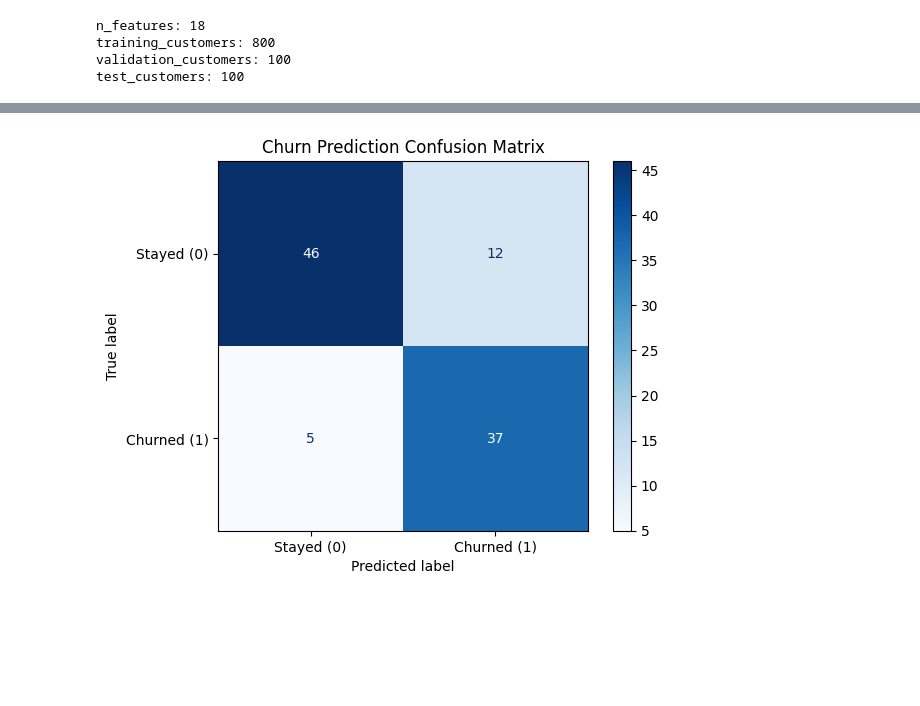
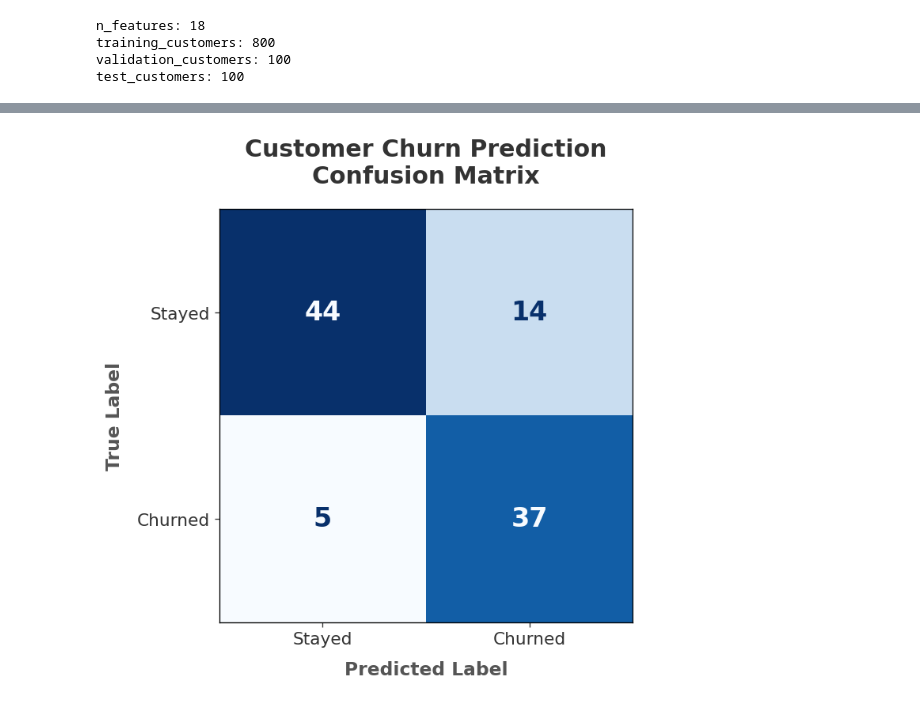
Before and after one commit to nageljo/CharterInterview, a Jupyter notebook: Code/analysis.ipynb, the cells around one changed output, grey strips where cells are left out. Saved outputs shown, nothing was run; the diff lists cells and outputs as text; code cells hidden in the pictures; blank space fills up the shorter version.

Commit message:
refined confusion matrix and final edits

```diff
--- a/Code/analysis.ipynb
+++ b/Code/analysis.ipynb
@@ -178,3 +173,9 @@ n_features: 18
 training_customers: 800
 validation_customers: 100
 test_customers: 100
+# %%
+# calculate scale_pos_weight to handle class imbalance
+n_churned = (y_train == 1).sum().item()
+n_stayed = (y_train == 0).sum().item()
+scale_pos_weight = n_stayed / n_churned
+scale_pos_weight
@@ -217,9 +226,10 @@ Fitting 3 folds for each of 100 candidates, totalling 300 fits
 # %%
+# fit final model with best hyperparameters and early stopping
 final_model = xgb.XGBClassifier(
     n_estimators=2000,
     eval_metric="aucpr",
     early_stopping_rounds=100,
-    scale_pos_weight=4,
+    scale_pos_weight=scale_pos_weight,
     random_state=SEED,
     **best_params
 )
@@ -291,0 +282,10 @@ weighted avg       0.84      0.83      0.83       100
+# %%
+# predict on test set and calculate PR-AUC
+y_pred_proba_test = final_model.predict_proba(X_test)[:, 1]
+pr_auc_score = average_precision_score(y_test, y_pred_proba_test)
+print(f"PR-AUC Score: {pr_auc_score:.4f}")
+
+# apply threshold to get hard predictions
+y_pred_test = (y_pred_proba_test >= optimal_threshold).astype(int)
+print("--- Classification Report ---")
+print(classification_report(y_test, y_pred_test))
@@ -292,16 +303,38 @@ weighted avg       0.84      0.83      0.83       100
 # %%
-# Generate the raw matrix
-cm = confusion_matrix(y_test, y_pred_custom)
+# Generate the confusion matrix
+cm = confusion_matrix(y_test, y_pred_test)
 
-# Plot it with labels
+# 1. Create a figure with a professional size and higher resolution (dpi)
+fig, ax = plt.subplots(figsize=(8, 6), dpi=120)
+
 disp = ConfusionMatrixDisplay(
     confusion_matrix=cm,
-    display_labels=['Stayed (0)', 'Churned (1)']
+    display_labels=['Stayed', 'Churned']
 )
 
-# Use a clean colormap like 'Blues' instead of the default harsh colors
-disp.plot(cmap='Blues', values_format='d')
-plt.title("Churn Prediction Confusion Matrix")
+# 2. Plot on the specific axis, increase the font size further, and remove the colorbar
+disp.plot(
+    cmap='Blues',
+    values_format='d',
+    ax=ax,
+    text_kw={'fontsize': 20, 'fontweight': 'bold'}, # Increased font size and made it bold
+    colorbar=False # Removes the color sidebar
+)
+
+# 3. Make the title larger, bold, and give it some padding so it doesn't crowd the chart
+ax.set_title("Customer Churn Prediction\nConfusion Matrix", fontsize=18, pad=20, fontweight='bold', color='#333333')
+
+# 4. Increase the size of the x and y axis labels
+ax.set_xlabel("Predicted Label", fontsize=14, fontweight='bold', labelpad=10, color='#555555')
+ax.set_ylabel("True Label", fontsize=14, fontweight='bold', labelpad=10, color='#555555')
+
+# 5. Increase the size of the tick labels (the "Stayed" and "Churned" text)
+ax.tick_params(axis='both', which='major', labelsize=13, colors='#333333')
+
+# Ensure nothing gets cut off
+plt.tight_layout()
+
+# Render the plot
 plt.show()
 # %% [output]
-[figure, old version]
+[figure, new version]
```
Also changed, not shown: parts of 17 cells of this notebook.
